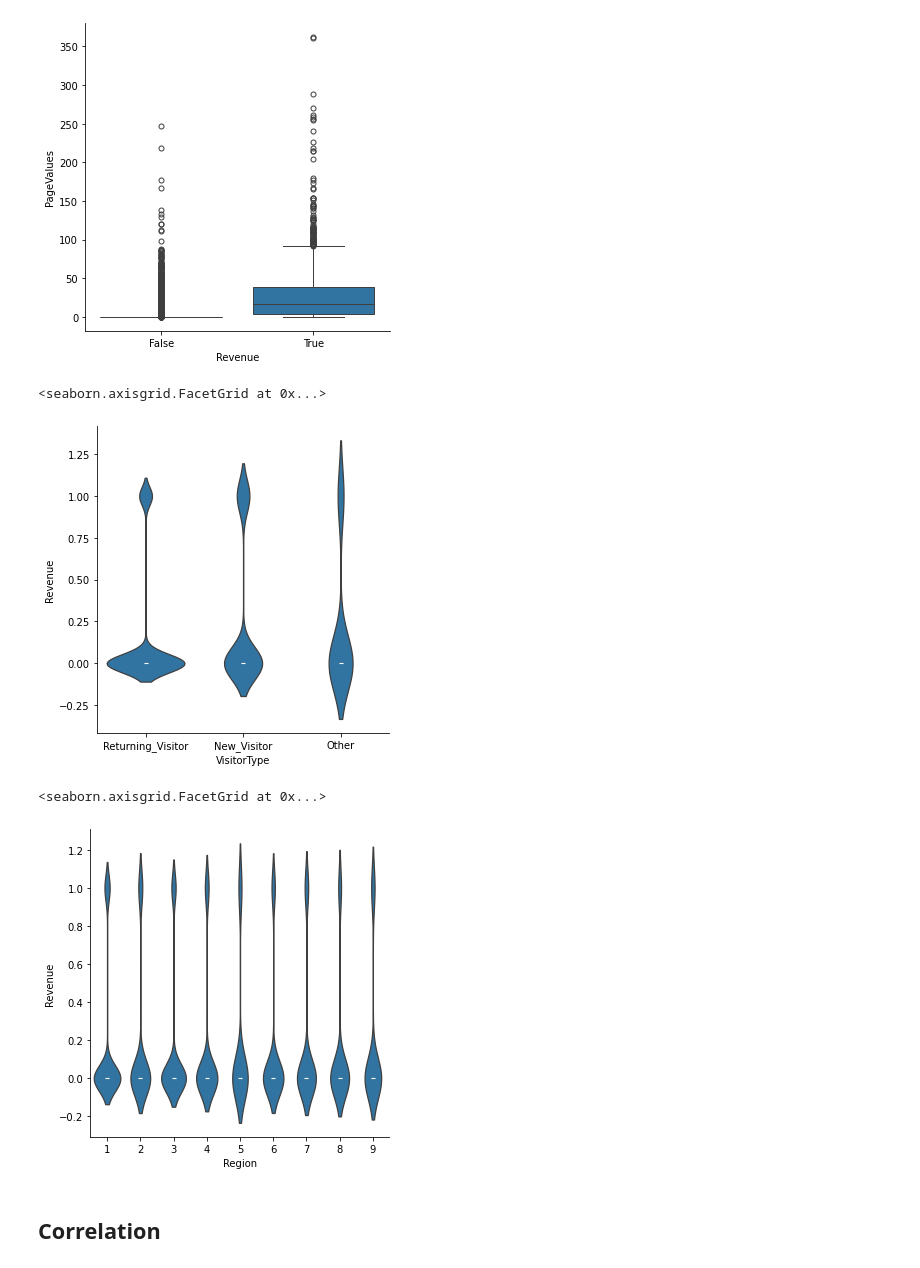
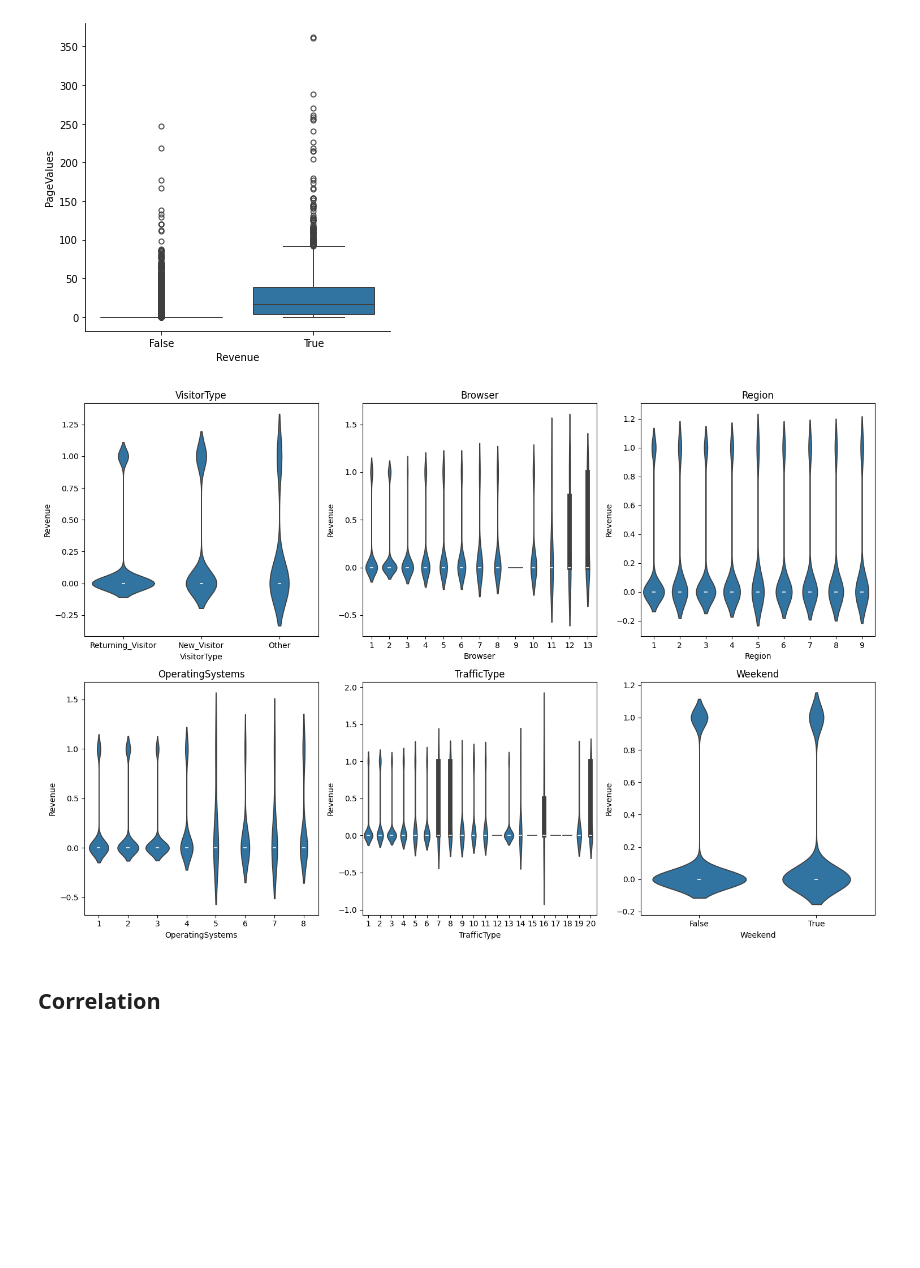
Before and after one commit to YuanqiSun0102/ORIE5741Project, a Jupyter notebook: EDA.ipynb, the cells around one changed output. Drawn from its saved outputs; the diff is of its cells as text; code cells hidden in the pictures; blank space fills up the shorter version.

Commit message:
add more plots

```diff
--- a/EDA.ipynb
+++ b/EDA.ipynb
@@ -98,16 +102,23 @@ plt.show()
 fg = sns.catplot(x="Revenue", y="PageValues", data=df, kind="box", dodge=True)
 # %% [output]
 [figure]
-# %%
-sns.catplot(x="VisitorType", y="Revenue", data=df, kind="violin", dodge=True)
-# %% [output]
-<seaborn.axisgrid.FacetGrid at 0x...>
-[figure, removed]
-# %%
-sns.catplot(x="Region", y="Revenue", data=df, kind="violin", dodge=True)
-# %% [output]
-<seaborn.axisgrid.FacetGrid at 0x...>
-[figure, removed]
+# %%
+cate_columns = ['VisitorType', 'Browser', 'Region', 'OperatingSystems', 'TrafficType', 'Weekend']
+# %%
+num_plots = len(cate_columns)
+num_rows = (num_plots + 2) // 3
+
+plt.figure(figsize=(15, 5 * num_rows))
+
+for i, col in enumerate(cate_columns):
+    plt.subplot(num_rows, 3, i+1)
+    sns.violinplot(x=col, y="Revenue", data=df, dodge=True)
+    plt.title(f'{col}')
+
+plt.tight_layout()
+plt.show()
+# %% [output]
+[figure, added]
 # %% [markdown]
 ## Correlation
 # %%
```
Also changed, not shown: parts of 3 cells of this notebook.
